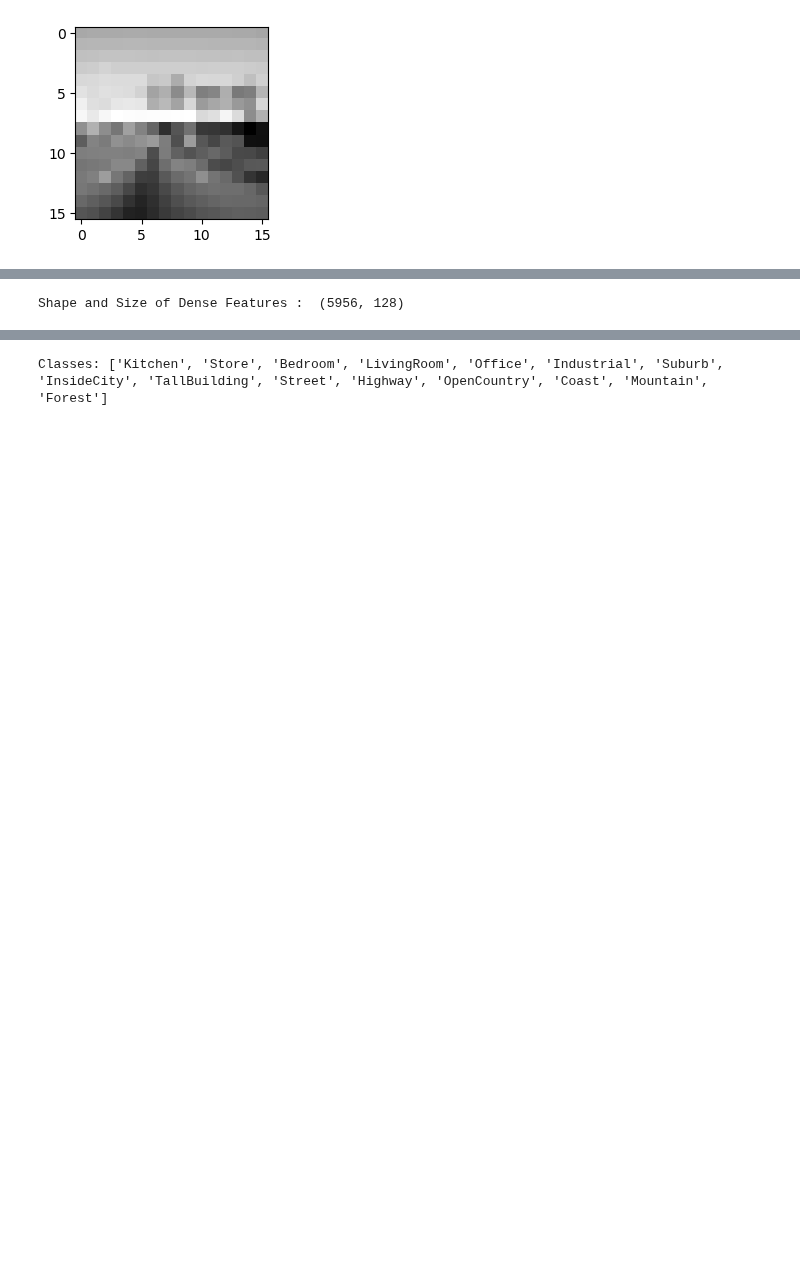
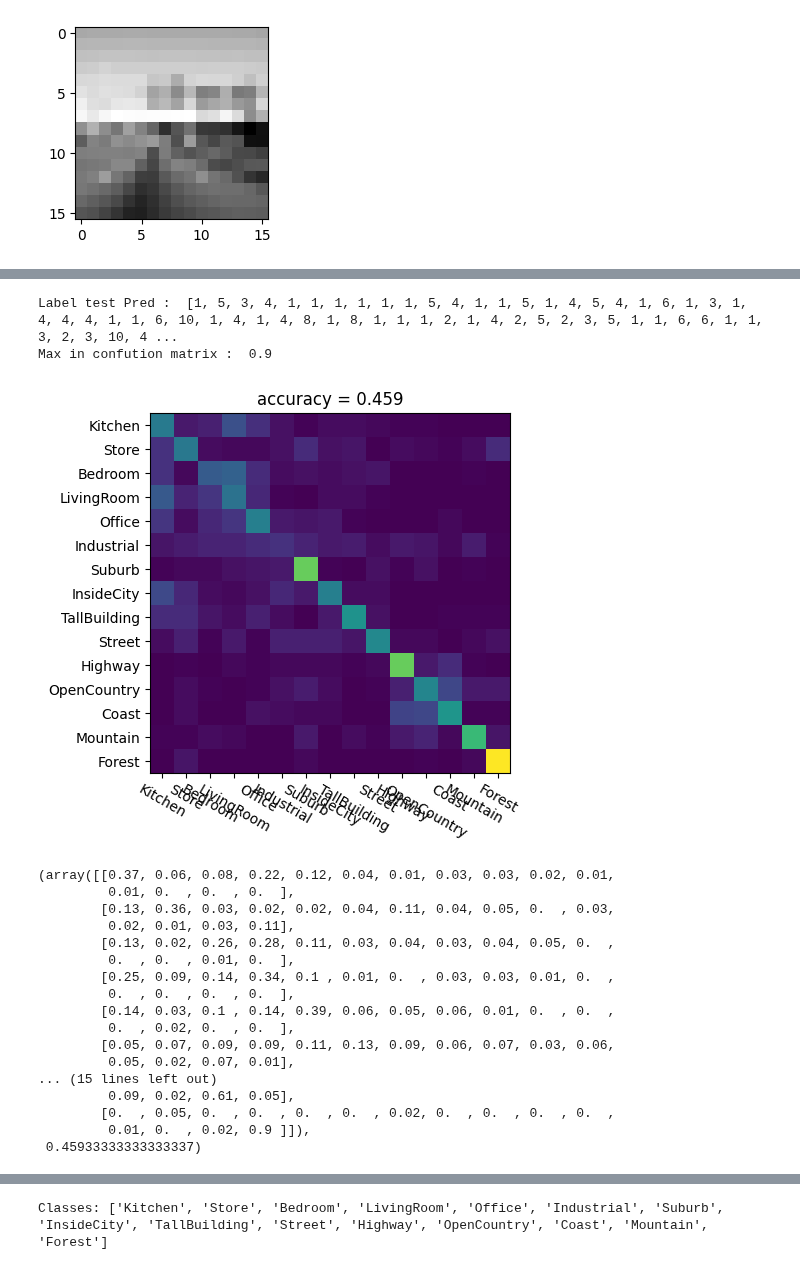
Before and after one commit to mohitydv09/computer_vision, a Jupyter notebook: hw3/scene_recognition.ipynb, the cells around one changed output, grey strips where cells are left out. Saved outputs shown, nothing was run; the diff lists cells and outputs as text; code cells hidden in the pictures; blank space fills up the shorter version.

```diff
--- a/hw3/scene_recognition.ipynb
+++ b/hw3/scene_recognition.ipynb
@@ -41,7 +41,7 @@ def compute_dsift(img):
     sift = cv2.SIFT_create()
 
     # Stride and Size.
-    stride = 200
+    stride = 8
     size = 8
 
     # print("Shape of image : ", img.shape)
@@ -189,28 +208,32 @@ def build_visual_dictionary(dense_feature_list, dict_size):
 
     # For each Image, compute dense SIFT over regular grid.
 
+    # List is passed.
+    train_features = np.empty((0,128))
+    for feature in dense_feature_list:
+        train_features = np.vstack((train_features, feature))
+
     ## Assume that dense_feature_list is list of training images.
     # Get the dense features image of all the train items.
-    dense_features = np.empty((0,128))
-    for i,path_img in enumerate(dense_feature_list):
-        img = cv2.imread(path_img,0) # Read Image, 0 to read as greyscale.
-        features = compute_dsift(img)
-        dense_features = np.vstack((dense_features, features))
+    # dense_features = np.empty((0,128))
+    # for i,path_img in enumerate(dense_feature_list):
+    #     img = cv2.imread(path_img,0) # Read Image, 0 to read as greyscale.
+    #     features = compute_dsift(img)
+    #     dense_features = np.vstack((dense_features, features))
 
-    print("Shape and Size of Dense Features : ", dense_features.shape)
+    # print("Shape and Size of Dense Features : ", dense_features.shape)
 
     # Initialize a kmean object.
     kmeans = KMeans(n_clusters=dict_size, init='random', n_init=10 ,max_iter=300)
     # Fit the data into kmeans.
-    kmeans.fit(dense_features)
+    # kmeans.fit(dense_feature_list)
+    kmeans.fit(train_features)
 
     vocab = kmeans.cluster_centers_
     return vocab
 
-dict_size = 50
-vocab = build_visual_dictionary(img_train_list, 50)
+# dict_size = 50
+# vocab = build_visual_dictionary(img_train_list, 50)
-# %% [output]
-Shape and Size of Dense Features :  (5956, 128)
 # %%
 def compute_bow(feature, vocab):
     # To do
@@ -239,6 +347,23 @@ bow_feature = compute_bow(feature, vocab)
 # %%
-def classify_knn_bow(label_classes, label_train_list, img_train_list, label_test_list, img_test_list):
-    # To do
-
-    visualize_confusion_matrix(confusion, accuracy, label_classes)
-    return confusion, accuracy
+classify_knn_bow(label_classes, label_train_list, img_train_list, label_test_list, img_test_list)
+# %% [output]
+Label test Pred :  [1, 5, 3, 4, 1, 1, 1, 1, 1, 1, 5, 4, 1, 1, 5, 1, 4, 5, 4, 1, 6, 1, 3, 1, 4, 4, 4, 1, 1, 6, 10, 1, 4, 1, 4, 8, 1, 8, 1, 1, 1, 2, 1, 4, 2, 5, 2, 3, 5, 1, 1, 6, 6, 1, 1, 3, 2, 3, 10, 4 ...
+Max in confution matrix :  0.9
+[figure, added]
+(array([[0.37, 0.06, 0.08, 0.22, 0.12, 0.04, 0.01, 0.03, 0.03, 0.02, 0.01,
+         0.01, 0.  , 0.  , 0.  ],
+        [0.13, 0.36, 0.03, 0.02, 0.02, 0.04, 0.11, 0.04, 0.05, 0.  , 0.03,
+         0.02, 0.01, 0.03, 0.11],
+        [0.13, 0.02, 0.26, 0.28, 0.11, 0.03, 0.04, 0.03, 0.04, 0.05, 0.  ,
+         0.  , 0.  , 0.01, 0.  ],
+        [0.25, 0.09, 0.14, 0.34, 0.1 , 0.01, 0.  , 0.03, 0.03, 0.01, 0.  ,
+         0.  , 0.  , 0.  , 0.  ],
+        [0.14, 0.03, 0.1 , 0.14, 0.39, 0.06, 0.05, 0.06, 0.01, 0.  , 0.  ,
+         0.  , 0.02, 0.  , 0.  ],
+        [0.05, 0.07, 0.09, 0.09, 0.11, 0.13, 0.09, 0.06, 0.07, 0.03, 0.06,
+         0.05, 0.02, 0.07, 0.01],
+... (15 lines left out)
+         0.09, 0.02, 0.61, 0.05],
+        [0.  , 0.05, 0.  , 0.  , 0.  , 0.  , 0.02, 0.  , 0.  , 0.  , 0.  ,
+         0.01, 0.  , 0.02, 0.9 ]]),
+ 0.45933333333333337)
```
Also changed, not shown: parts of 13 cells of this notebook.
